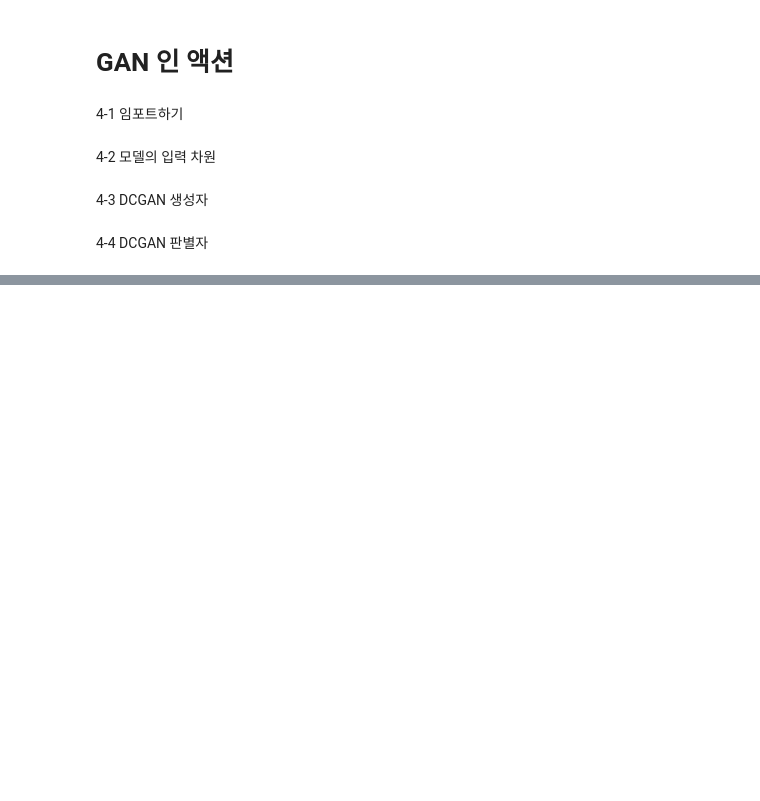
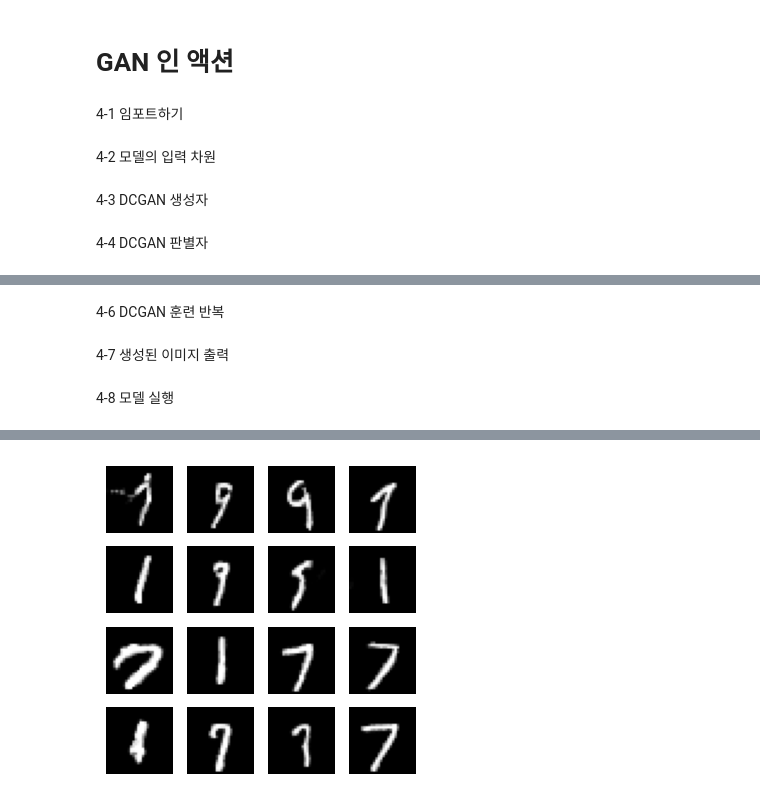
Before and after one commit to jongwoo108/AI_basic, a Jupyter notebook: GAN_in_action/DCGAN_handwriting.ipynb, the cells around one changed output, grey strips where cells are left out. Cells and saved outputs as stored; diff of their text form; code cells hidden in the pictures; blank space fills up the shorter version.

```diff
--- a/GAN_in_action/DCGAN_handwriting.ipynb
+++ b/GAN_in_action/DCGAN_handwriting.ipynb
@@ -79,0 +82,21 @@ def build_discriminator(img_shape):
+# %%
+def build_gan(generator, discriminator):
+
+    model = Sequential()
+
+    model.add(generator)
+    model.add(discriminator)
+
+    return model
+
+discriminator = build_discriminator(img_shape)
+discriminator.compile(loss = 'binary_crossentropy', optimizer = Adam(), metrics = ['accuracy'])
+
+generator = build_generator(z_dim)                                 # 생성자 모델 생성
+
+discriminator.trainable = False                                    # 생성자 훈련시에는 판별자의 파라미터를 고정
+
+gan = build_gan(generator, discriminator)                          # 생성자를 훈련하기 위해 판별자를 고정한 GAN 모델을 생성하고 컴파일
+gan.compile(loss = 'binary_crossentropy', optimizer = Adam())
+# %% [markdown]
+4-6 DCGAN 훈련 반복
@@ -79,0 +152,2 @@ def build_discriminator(img_shape):
+# %% [markdown]
+4-7 생성된 이미지 출력
@@ -79,0 +174,9 @@ def build_discriminator(img_shape):
+# %% [markdown]
+4-8 모델 실행
+# %%
+iterations = 20000           # 하이퍼파라미터 설정
+batch_size = 128
+sample_interval = 10000
+
+train(iterations, batch_size, sample_interval)  # 지정된 반복 횟수만큼 DCGAN 훈련
+# %% [output]
@@ -79,0 +200 @@ def build_discriminator(img_shape):
+[figure, added]
```
Also changed, not shown: parts of 6 cells of this notebook.
